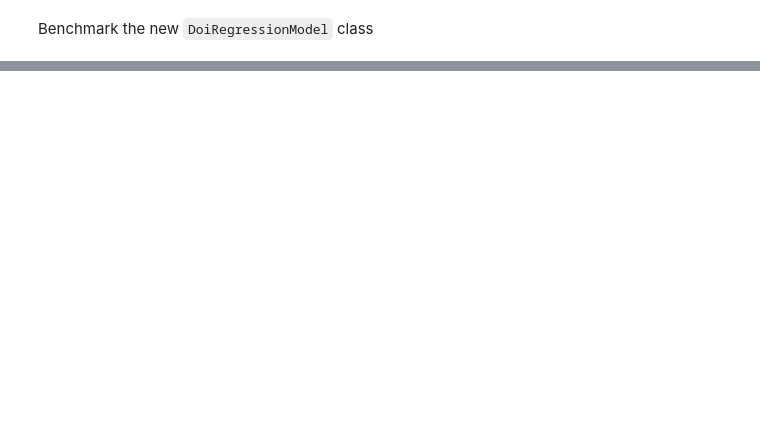
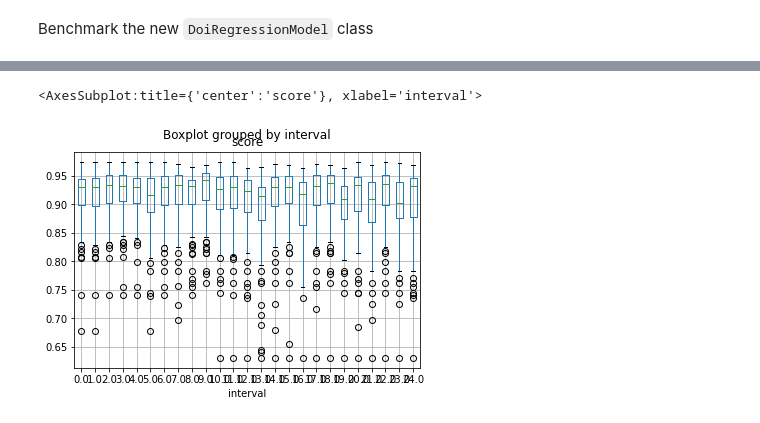
Before and after one commit to vis-au/prointerest, a Jupyter notebook: server/benchmarks/benchmarks.ipynb, the cells around one changed output, grey strips where cells are left out. Saved outputs shown, nothing was run; the diff lists cells and outputs as text; code cells hidden in the pictures; blank space fills up the shorter version.

```diff
--- a/server/benchmarks/benchmarks.ipynb
+++ b/server/benchmarks/benchmarks.ipynb
@@ -184,0 +252,5 @@ max_depth_results.boxplot(column="score", by="max_depth")
+# %%
+intervals_results.boxplot(column="score", by="interval")
+# %% [output]
+<AxesSubplot:title={'center':'score'}, xlabel='interval'>
+[figure, added]
```
Also changed, not shown: parts of 7 cells of this notebook.
